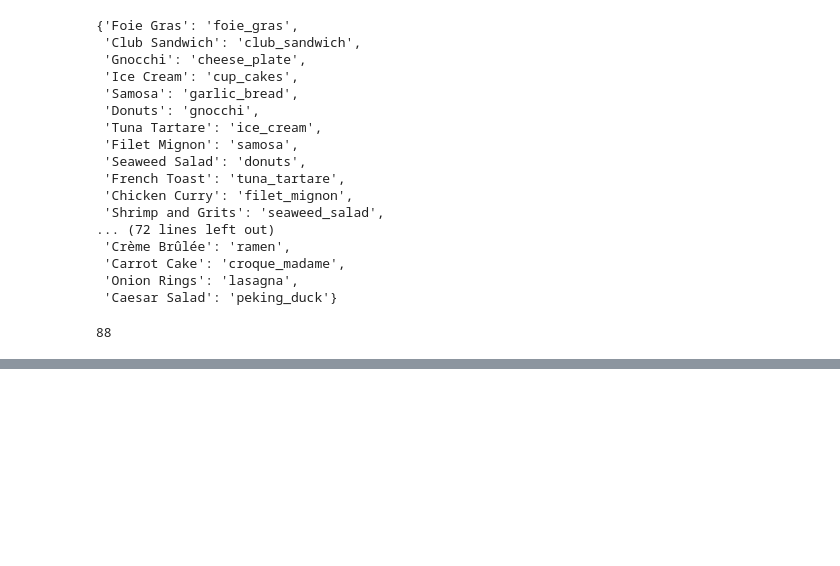
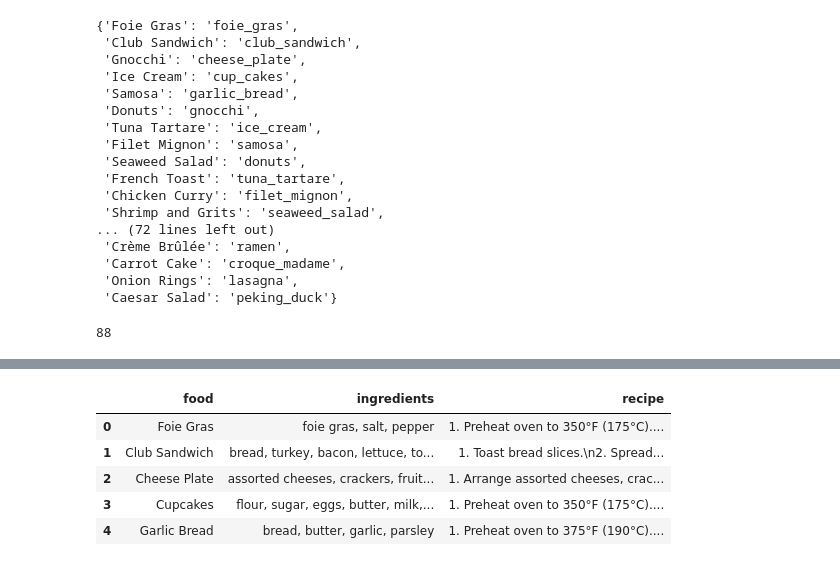
Before and after one commit to varunbwaj/AIWR, a Jupyter notebook: main1.ipynb, the cells around one changed output, grey strips where cells are left out. Saved outputs shown, nothing was run; the diff lists cells and outputs as text; code cells hidden in the pictures; blank space fills up the shorter version.

```diff
--- a/main1.ipynb
+++ b/main1.ipynb
@@ -516,0 +539,12 @@ df
+# %%
+import pandas as pd
+
+df = pd.read_csv("recipes2.csv")
+df.head()
+# %% [output]
+|  | food | ingredients | recipe |
+| 0 | Foie Gras | foie gras, salt, pepper | 1. Preheat oven to 350°F (175°C).... |
+| 1 | Club Sandwich | bread, turkey, bacon, lettuce, to... | 1. Toast bread slices.\n2. Spread... |
+| 2 | Cheese Plate | assorted cheeses, crackers, fruit... | 1. Arrange assorted cheeses, crac... |
+| 3 | Cupcakes | flour, sugar, eggs, butter, milk,... | 1. Preheat oven to 350°F (175°C).... |
+| 4 | Garlic Bread | bread, butter, garlic, parsley | 1. Preheat oven to 375°F (190°C).... |
```
Also changed, not shown: parts of 14 cells of this notebook, 7 other files.
